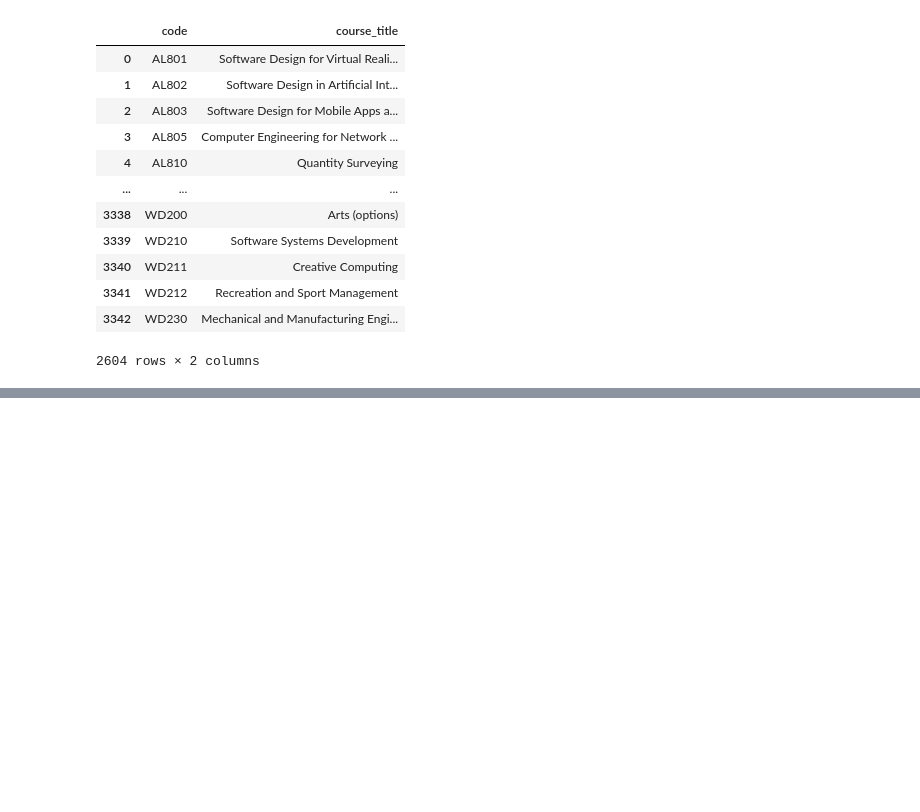
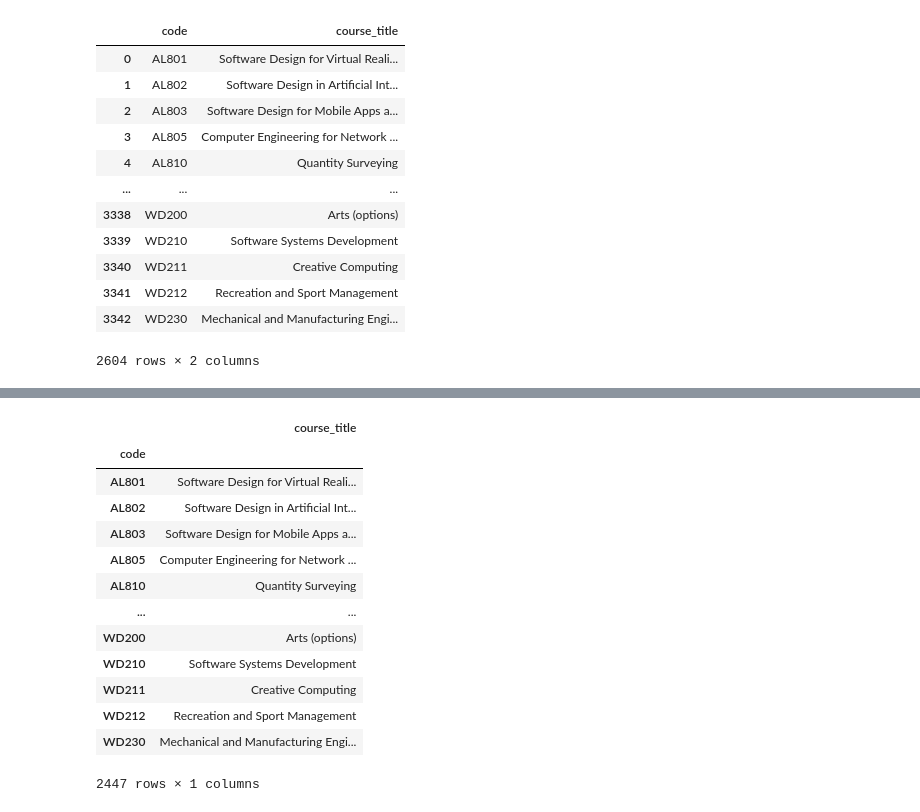
Before and after one commit to CiaranMoran27/Fundamentals-of-Data-Analysis, a Jupyter notebook: cao.ipynb, the cells around one changed output, grey strips where cells are left out. Cells and saved outputs as stored; diff of their text form; code cells hidden in the pictures; blank space fills up the shorter version.

```diff
--- a/cao.ipynb
+++ b/cao.ipynb
@@ -272,0 +327,17 @@ all_courses.drop_duplicates()
+# %%
+all_courses
+# %% [output]
+|  | course_title |
+| code |  |
+| AL801 | Software Design for Virtual Reali... |
+| AL802 | Software Design in Artificial Int... |
+| AL803 | Software Design for Mobile Apps a... |
+| AL805 | Computer Engineering for Network ... |
+| AL810 | Quantity Surveying |
+| ... | ... |
+| WD200 | Arts (options) |
+| WD210 | Software Systems Development |
+| WD211 | Creative Computing |
+| WD212 | Recreation and Sport Management |
+| WD230 | Mechanical and Manufacturing Engi... |
+2447 rows × 1 columns
```
Also changed, not shown: parts of 8 cells of this notebook.
